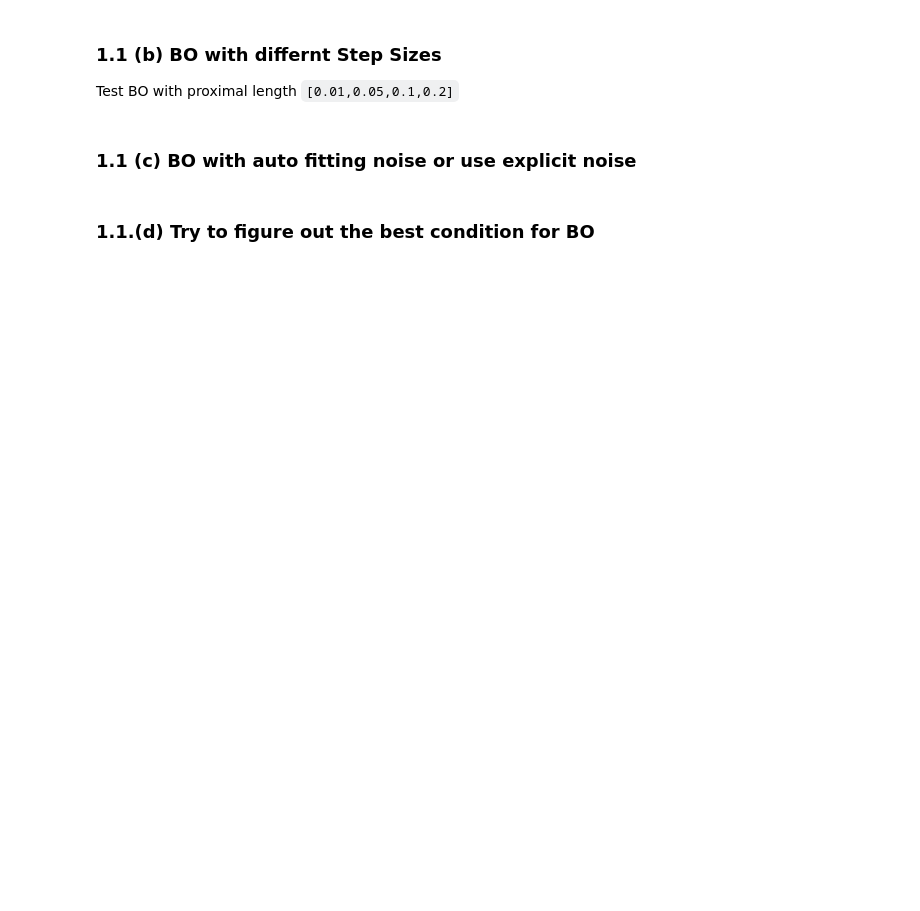
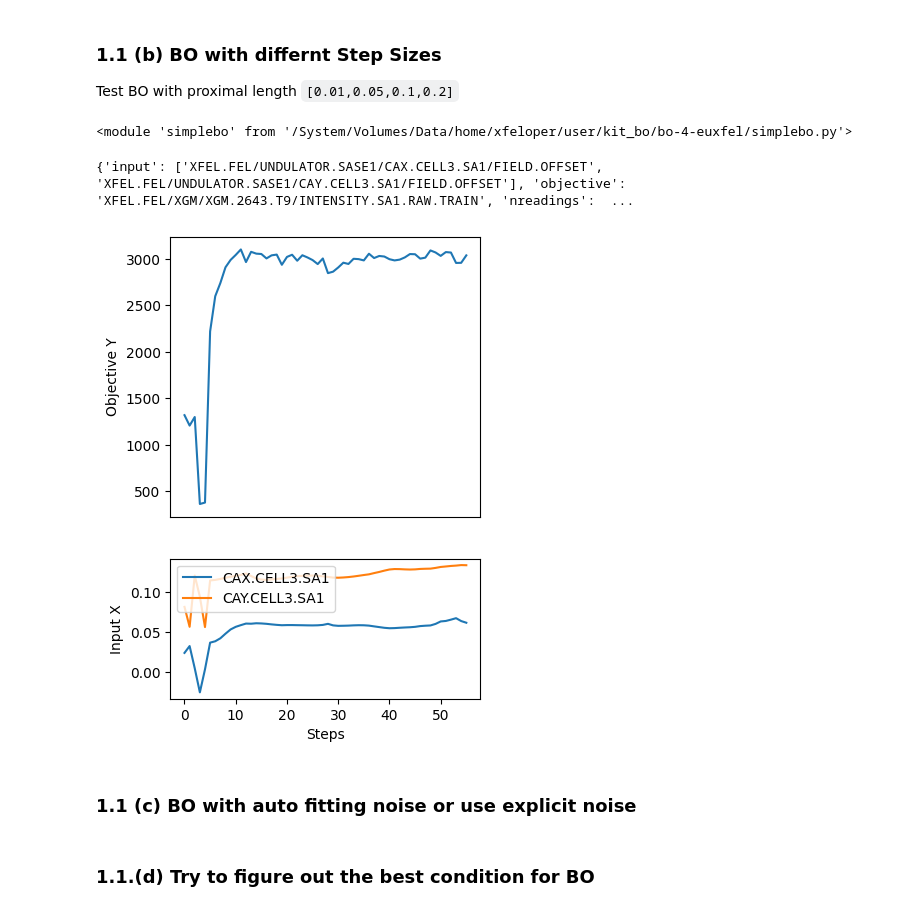
Before and after one commit to cr-xu/bo-4-euxfel, a Jupyter notebook: Beamtime_notebook.ipynb, the cells around one changed output. Cells and saved outputs as stored; diff of their text form; code cells hidden in the pictures; blank space fills up the shorter version.

```diff
--- a/Beamtime_notebook.ipynb
+++ b/Beamtime_notebook.ipynb
@@ -73,16 +91,33 @@ bo_ei = SimpleBO(
 ### 1.1 (b) BO with differnt Step Sizes
 
 Test BO with proximal length `[0.01,0.05,0.1,0.2]`
+# %%
+import importlib
+import simplebo
+importlib.reload(simplebo)
+# %% [output]
+<module 'simplebo' from '/System/Volumes/Data/home/xfeloper/user/kit_bo/bo-4-euxfel/simplebo.py'>
+# %%
+config_1_step = deepcopy(p_config_1)
+# indices = [0,4,8,12,16,20]
+indices = [0,1]
+config_1_step["id"] = np.array(p_config_1["id"])[indices]
+config_1_step["bounds"] = np.array(p_config_1["lims"])[indices]
 # %%
-log_file = f"log/4d_stepsize_{datetime.now().strftime('%Y_%m_%d-%H_%M_%S')}.json"
+log_file = f"log/2d_stepsize_{datetime.now().strftime('%Y_%m_%d-%H_%M_%S')}.json"
 
 bo = SimpleBO(
-    config_1_4d, acquisition="UCB",
-    proximal_len=0.05
+    config_1_step, acquisition="UCB",
+    proximal_len=0.5
 )
+bo.max_iter = 50
 # %%
-# fig, axes = plt.subplots(2,1, figsize=(4,6), height_ratios=(2,1))
-# bo.optimize(set_to_best=True, fname=log_file, callback=partial(plot_progress, bo, fig, axes))
+fig, axes = plt.subplots(2,1, figsize=(4,6), height_ratios=(2,1))
+bo.optimize(set_to_best=True, fname=log_file, callback=partial(plot_progress, bo, fig, axes))
+print(bo.history["metadata"])
+# %% [output]
+{'input': ['XFEL.FEL/UNDULATOR.SASE1/CAX.CELL3.SA1/FIELD.OFFSET', 'XFEL.FEL/UNDULATOR.SASE1/CAY.CELL3.SA1/FIELD.OFFSET'], 'objective': 'XFEL.FEL/XGM/XGM.2643.T9/INTENSITY.SA1.RAW.TRAIN', 'nreadings':  ...
+[figure, added]
 # %% [markdown]
 ### 1.1 (c) BO with auto fitting noise or use explicit noise
 # %%
```
Also changed, not shown: parts of 34 cells of this notebook.
